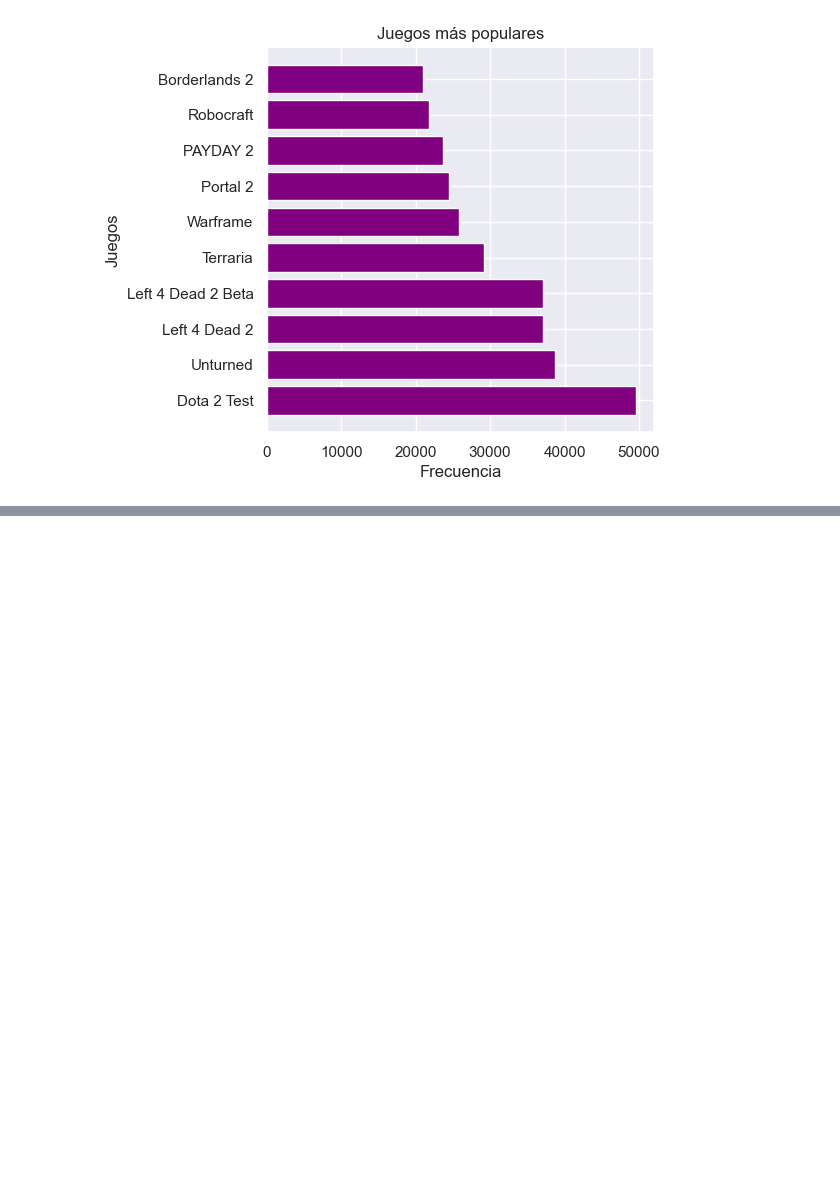
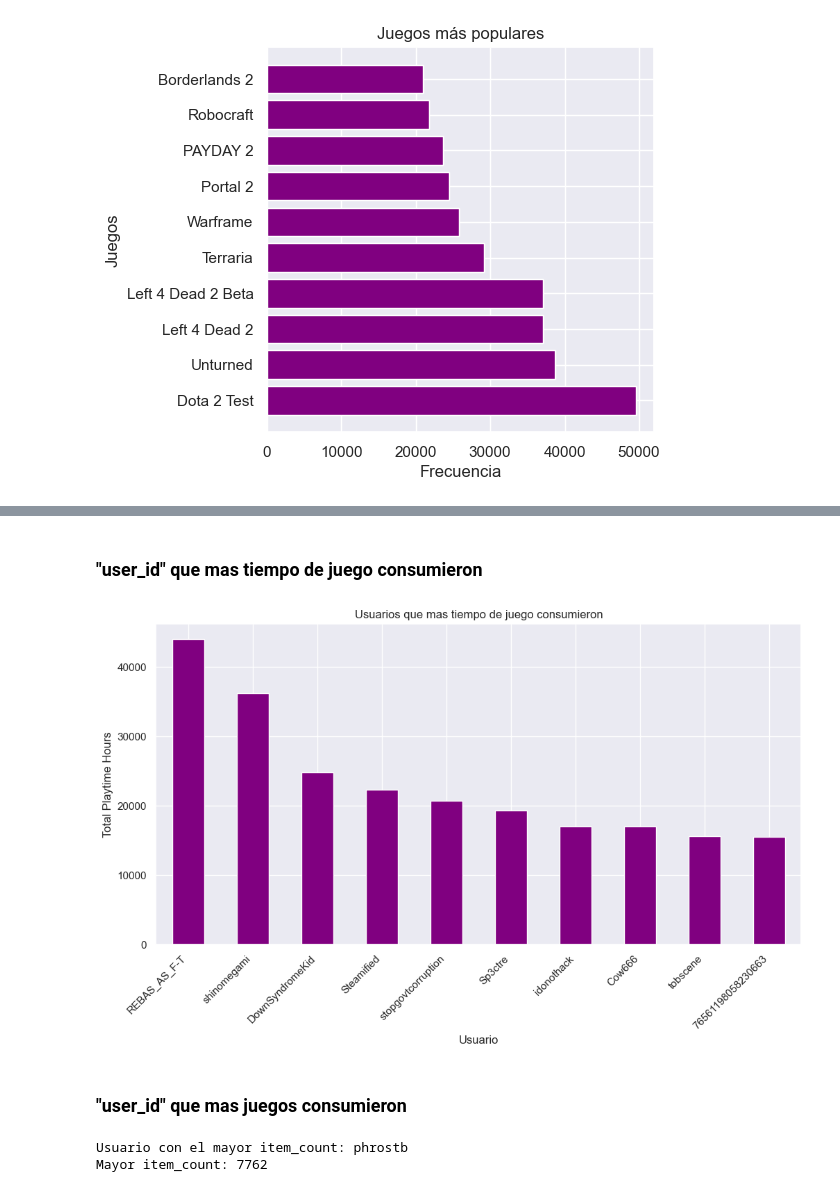
Before and after one commit to ASGuzman/PI_MLOps_Steam, a Jupyter notebook: 05_EDA.ipynb, the cells around one changed output, grey strips where cells are left out. Drawn from its saved outputs; the diff is of its cells as text; code cells hidden in the pictures; blank space fills up the shorter version.

```diff
--- a/05_EDA.ipynb
+++ b/05_EDA.ipynb
@@ -336,0 +417,29 @@ plt.show()
+# %% [markdown]
+### "user_id" que mas tiempo de juego consumieron
+# %%
+
+total_playtime_by_user = df_items.groupby("user_id")["playtime_hours"].sum().sort_values(ascending=False)
+top_users = total_playtime_by_user.head(10)
+
+plt.figure(figsize=(12, 6))
+top_users.plot(kind="bar", color="purple")
+plt.title("Usuarios que mas tiempo de juego consumieron")
+plt.xlabel("Usuario")
+plt.ylabel("Total Playtime Hours")
+plt.xticks(rotation=45, ha="right")
+plt.show()
+# %% [output]
+[figure, added]
+# %% [markdown]
+### "user_id" que mas juegos consumieron
+# %%
+df_ordenado_x_itemcount = df_items.sort_values(by="items_count", ascending=False)
+
+usuario_mayor_item_count = df_ordenado_x_itemcount.iloc[0]["user_id"]
+mayor_item_count = df_ordenado_x_itemcount.iloc[0]["items_count"]
+
+print(f'Usuario con el mayor item_count: {usuario_mayor_item_count}')
+print(f'Mayor item_count: {mayor_item_count}')
+# %% [output]
+Usuario con el mayor item_count: phrostb
+Mayor item_count: 7762
```
Also changed, not shown: parts of 14 cells of this notebook.
